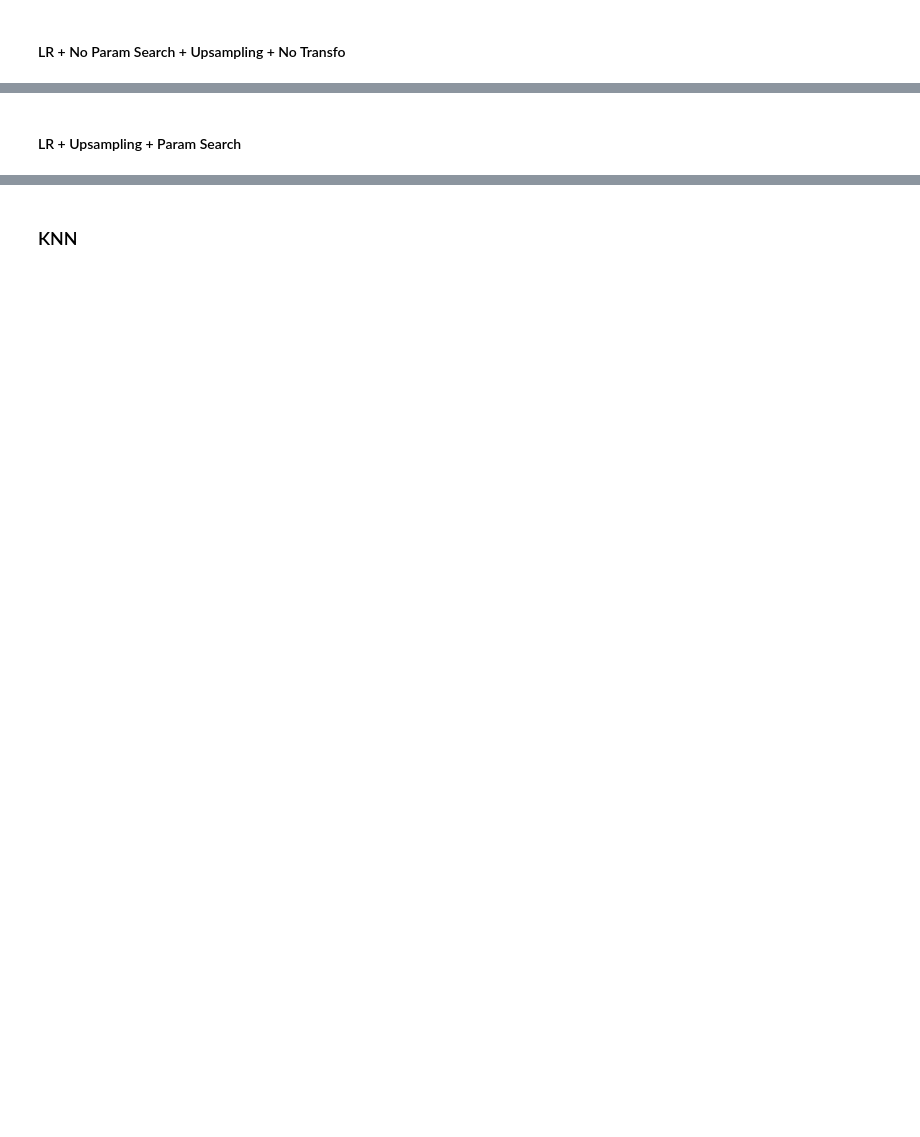
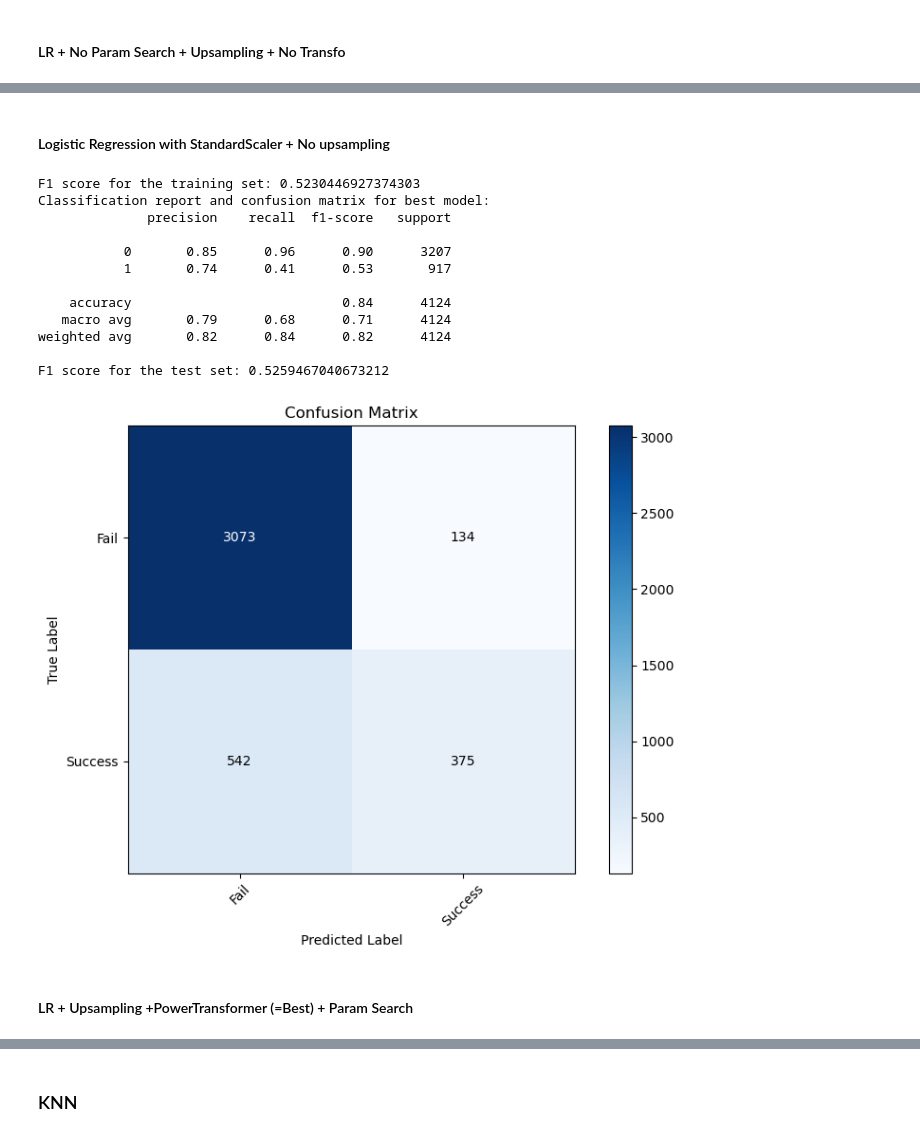
Before and after one commit to JulietteDegoul/FinalProject, a Jupyter notebook: IndiePyGo_Modelling_Streamlined-All_Variables.ipynb, the cells around one changed output, grey strips where cells are left out. Drawn from its saved outputs; the diff is of its cells as text; code cells hidden in the pictures; blank space fills up the shorter version.

```diff
--- a/IndiePyGo_Modelling_Streamlined-All_Variables.ipynb
+++ b/IndiePyGo_Modelling_Streamlined-All_Variables.ipynb
@@ -416,4 +543,44 @@ plot_confusion_matrix(y_test, y_pred)
+# %% [markdown]
+#### Logistic Regression with StandardScaler + No upsampling
+# %%
+#Logistic Regression + StandardScaler
+lr = LogisticRegression()
+ss = StandardScaler()
+
+pipe = Pipeline(steps=[('transformer', ss), ('model', lr)])
+pipe.fit(X_train, y_train)
+
+# Calculate and print the F1 score for the training set
+y_train_pred = pipe.predict(X_train)
+train_f1_score = f1_score(y_train, y_train_pred)
+print(f"F1 score for the training set: {train_f1_score}")
+
+
+# Print the classification report and confusion matrix for the best set of hyperparameters
+print("Classification report and confusion matrix for best model:")
+y_pred = pipe.predict(X_test)
+print(classification_report(y_test, y_pred))
+
+
+# Calculate and print the F1 score for the test set (best model)
+test_f1_score = f1_score(y_test, y_pred)
+print(f"F1 score for the test set: {test_f1_score}")
+plot_confusion_matrix(y_test, y_pred)
+# %% [output]
+F1 score for the training set: 0.5230446927374303
+Classification report and confusion matrix for best model:
+              precision    recall  f1-score   support
+
+           0       0.85      0.96      0.90      3207
+           1       0.74      0.41      0.53       917
+
+    accuracy                           0.84      4124
+   macro avg       0.79      0.68      0.71      4124
+weighted avg       0.82      0.84      0.82      4124
+
+F1 score for the test set: 0.5259467040673212
+[figure, added]
 # %% [markdown]
-#### LR + Upsampling + Param Search
+#### LR +  Upsampling +PowerTransformer (=Best) + Param Search
 # %%
 lr = LogisticRegression()
```
Also changed, not shown: parts of 42 cells of this notebook.
